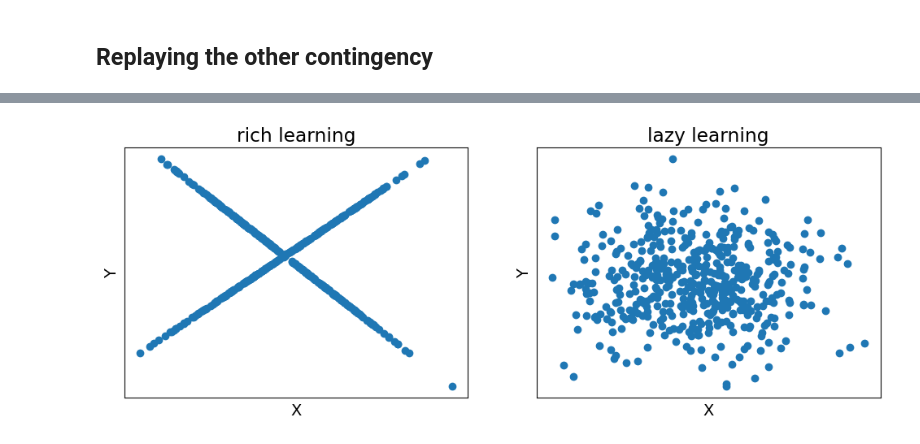
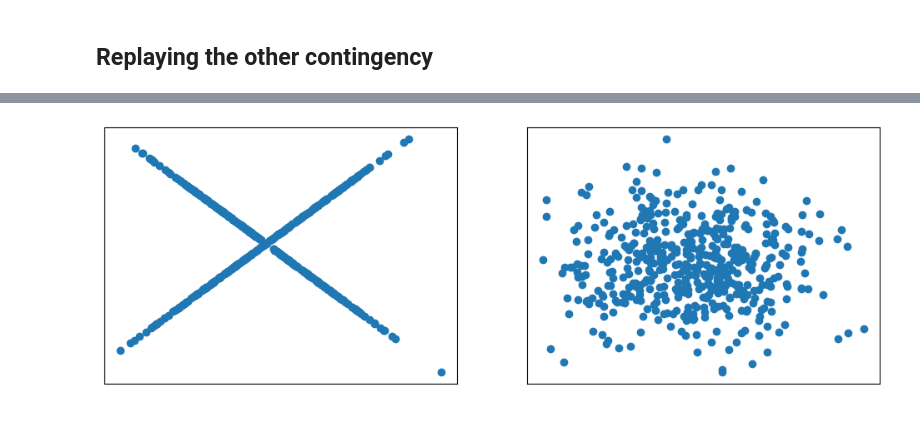
Before and after one commit to vandermeerlab/replay_task_rep, a Jupyter notebook: simulations/Fig3_bev_replay_bias.ipynb, the cells around one changed output, grey strips where cells are left out. Drawn from its saved outputs; the diff is of its cells as text; code cells hidden in the pictures.

```diff
--- a/simulations/Fig3_bev_replay_bias.ipynb
+++ b/simulations/Fig3_bev_replay_bias.ipynb
@@ -163,15 +167,11 @@ for a_i, axis in enumerate(axes):
 # %%
-bev_bias_models = []
-for model in models:
-    bev_bias_models.append(copy.deepcopy(model))
+bev_bias_x1 = np.array ([-1., 1.], dtype = np.float32)
+bev_bias_x2 = np.array ([1., -1.], dtype = np.float32)
+bev_bias_y  = np.array ([1., 1.],dtype = np.float32)
 
-# bev_bias_x1 = np.array ([1., -1.], dtype = np.float32)
-# bev_bias_x2 = np.array ([1., -1.], dtype = np.float32)
-# bev_bias_y  = np.array ([-1., -1.],dtype = np.float32)
-
-bev_bias_x1 = np.array ([-1., -1., -1., -1., 1.], dtype = np.float32)
-bev_bias_x2 = np.array ([1., 1., 1., 1., 1.], dtype = np.float32)
-bev_bias_y  = np.array ([1., 1., 1., 1., -1.],dtype = np.float32)
+# bev_bias_x1 = np.array ([-1.], dtype = np.float32)
+# bev_bias_x2 = np.array ([1.], dtype = np.float32)
+# bev_bias_y  = np.array ([1.],dtype = np.float32)
 
 # bev_bias_X = torch.tensor([bev_bias_x1, bev_bias_x2]).T
 # bev_bias_y = torch.tensor(bev_bias_y).unsqueeze(1)
@@ -270,19 +266,19 @@ plot_var(replay_bias_losses[:, :, :], parameters=['rich', 'lazy'])
 # %%
 replay_bias_rich_lazy_models = [replay_bias_models[0], replay_bias_models[-1]]
 model_titles = ['rich', 'lazy']
 
 fig, axes = plt.subplots(1, 2)
 fig.set_size_inches(12, 4)
 for a_i, axis in enumerate(axes):
     model = replay_bias_rich_lazy_models[a_i]
     for name, param in model.named_parameters():
         if name == 'in_hid.weight':
             in_hid = param.detach().numpy()
             axis.scatter(in_hid[:, 0], in_hid[:, 1])
             axis.set_xticks([])
             axis.set_yticks([])
-            axis.set_xlabel('X')
-            axis.set_ylabel('Y')
-            axis.set_title(f'{model_titles[a_i]} learning')
+            # axis.set_xlabel('X')
+            # axis.set_ylabel('Y')
+            # axis.set_title(f'{model_titles[a_i]} learning')
 # %% [output]
-[figure, old version]
+[figure, new version]
```
Also changed, not shown: parts of 7 cells of this notebook, 2 other files.
